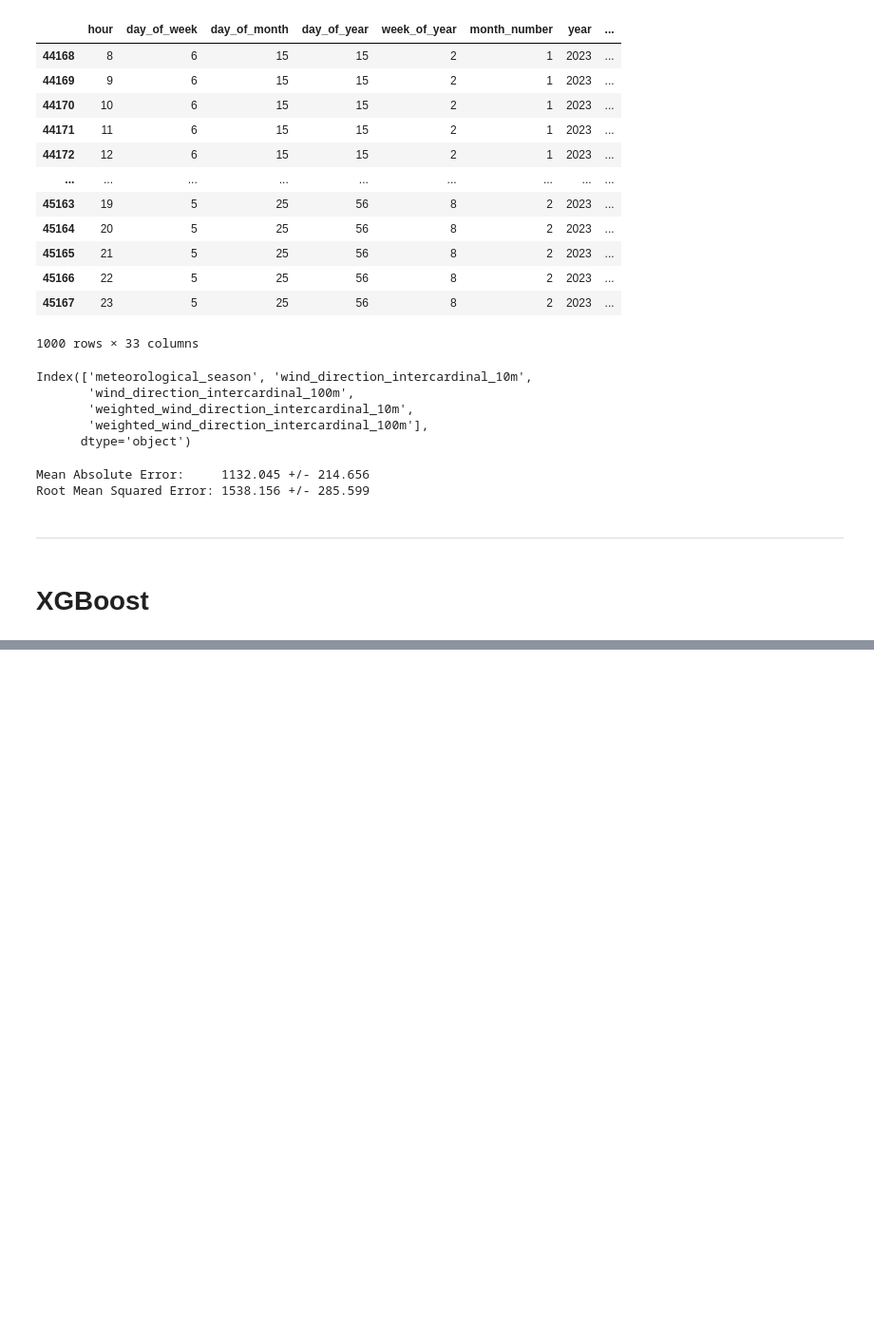
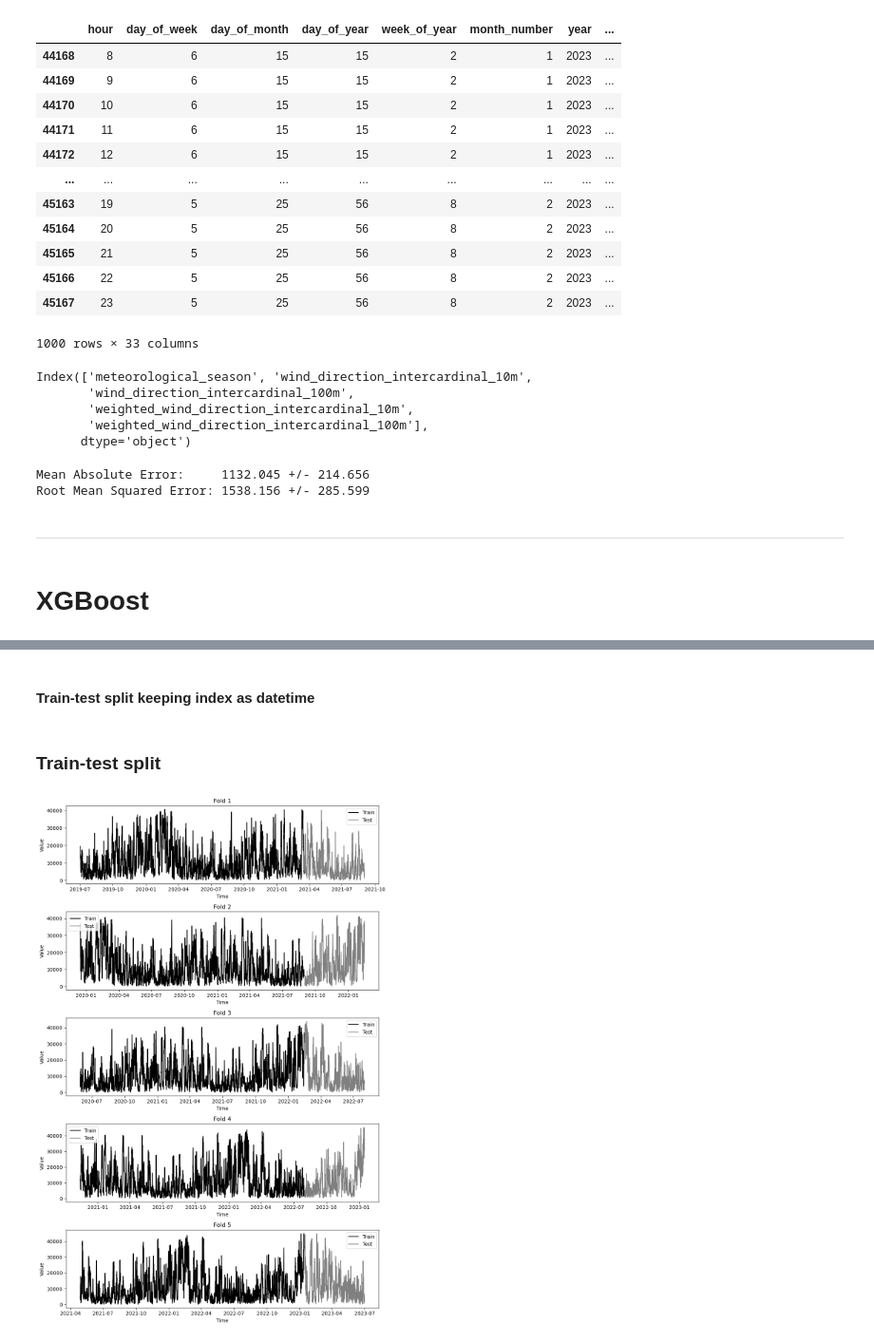
Before and after one commit to meteoviz/wind_power_forecasting_germany, a Jupyter notebook: notebooks/xgboost.ipynb, the cells around one changed output, grey strips where cells are left out. Shown at 95% size. Cells and saved outputs as stored; diff of their text form; code cells hidden in the pictures; blank space fills up the shorter version.

```diff
--- a/notebooks/xgboost.ipynb
+++ b/notebooks/xgboost.ipynb
@@ -201,0 +233,34 @@ regr = xgb.XGBRegressor()
+# %% [markdown]
+#### Train-test split keeping index as datetime
+# %%
+# reset index before assigning to X and y
+X = df.drop(columns=['actual_generated_smard_mwh']).copy()
+y = df['actual_generated_smard_mwh'].copy()
+# %% [markdown]
+### Train-test split
+# %%
+n_splits = 5
+tscv = TimeSeriesSplit(
+    n_splits=n_splits,
+    gap=48,
+    max_train_size=15_000,
+    test_size=4_000
+)
+
+fig, axes = plt.subplots(n_splits, figsize=(10, 15))
+
+for i, (train_index, test_index) in enumerate(tscv.split(X)):
+    ax = axes[i]
+
+    ax.plot(y.index[train_index], y.iloc[train_index], 'black', label='Train')
+    ax.plot(y.index[test_index], y.iloc[test_index], 'grey', label='Test')
+
+    ax.legend()
+    ax.set_title(f"Fold {i+1}")
+    ax.set_xlabel("Time")
+    ax.set_ylabel("Value")
+
+plt.tight_layout()
+plt.show()
+# %% [output]
+[figure, added]
```
Also changed, not shown: parts of 21 cells of this notebook.
